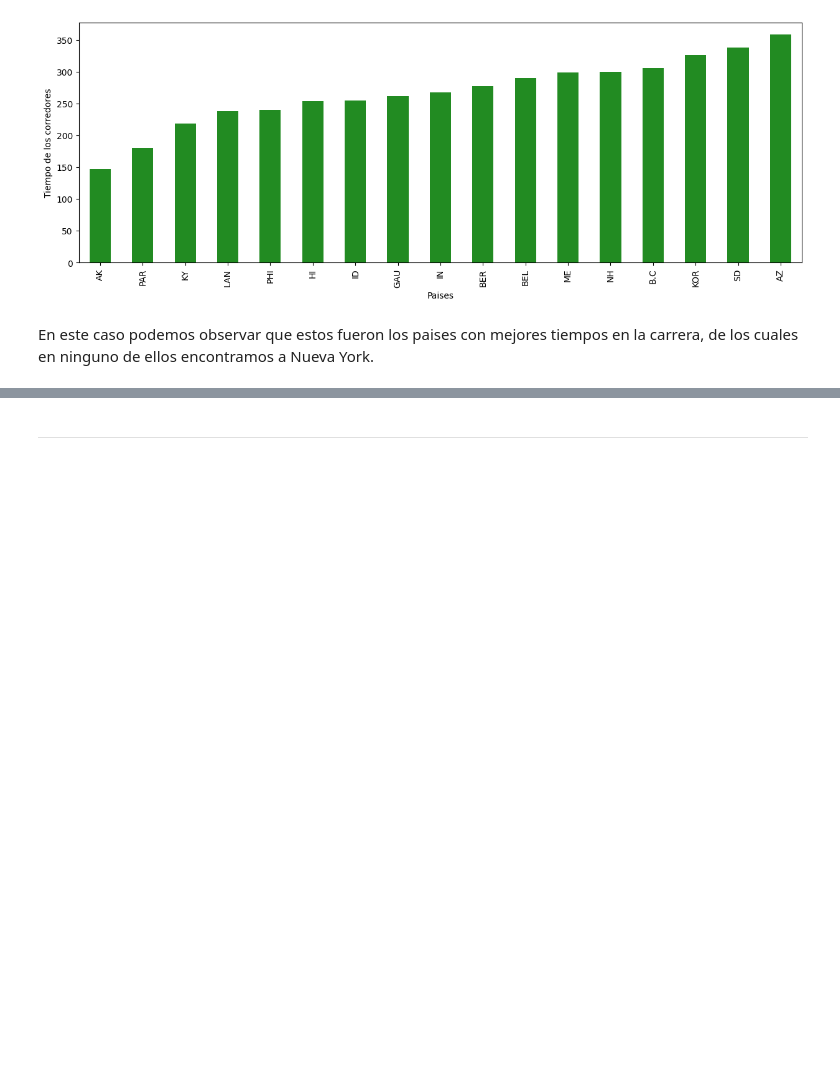
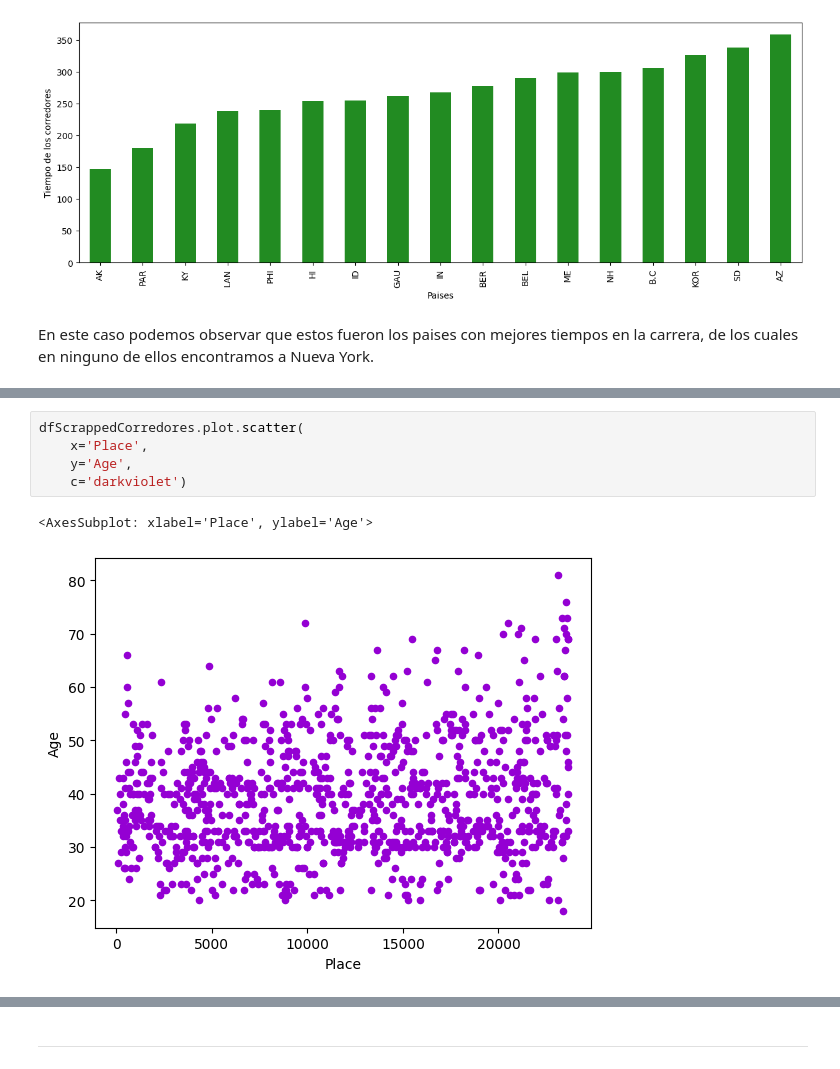
Before and after one commit to LUGANT/TP_Matematica_III, a Jupyter notebook: dataAnalisis.ipynb, the cells around one changed output, grey strips where cells are left out. Cells and saved outputs as stored; diff of their text form; blank space fills up the shorter version.

```diff
--- a/dataAnalisis.ipynb
+++ b/dataAnalisis.ipynb
@@ -405,0 +455,8 @@ En este caso podemos observar que estos fueron los paises con mejores tiempos en
+# %%
+dfScrappedCorredores.plot.scatter(
+    x='Place',
+    y='Age',
+    c='darkviolet')
+# %% [output]
+<AxesSubplot: xlabel='Place', ylabel='Age'>
+[figure, added]
```
Also changed, not shown: parts of 60 cells of this notebook.
